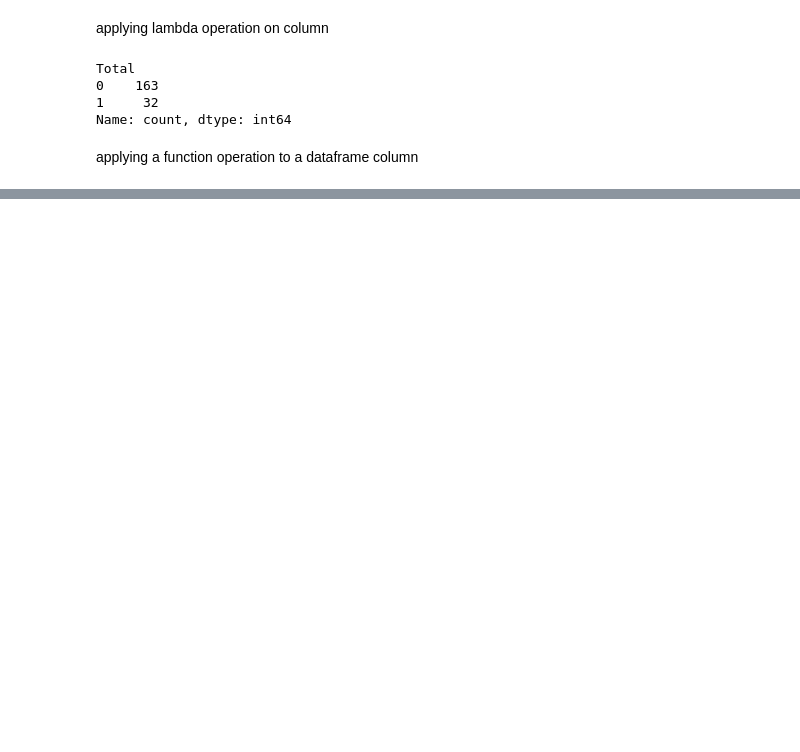
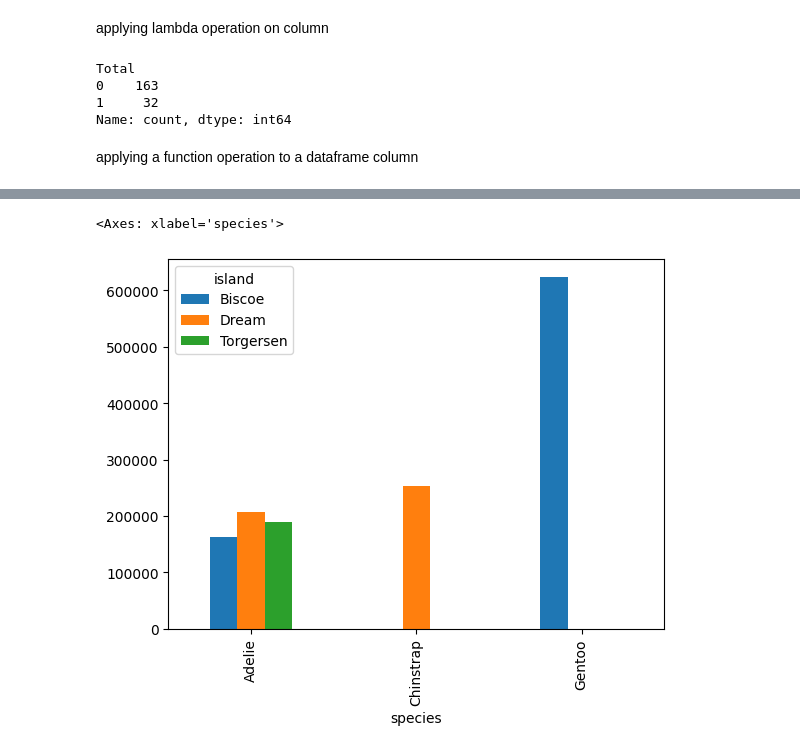
Before and after one commit to Poydd/Digipodium-DataScience, a Jupyter notebook: data analysis/data_analysis.ipynb, the cells around one changed output, grey strips where cells are left out. Cells and saved outputs as stored; diff of their text form; code cells hidden in the pictures; blank space fills up the shorter version.

```diff
--- a/data analysis/data_analysis.ipynb
+++ b/data analysis/data_analysis.ipynb
@@ -486,0 +615,5 @@ penguins.head()
+# %%
+penguins.pivot_table(values='body_mass_g',index='species',columns='island',aggfunc='sum').plot(kind='bar')
+# %% [output]
+<Axes: xlabel='species'>
+[figure, added]
```
Also changed, not shown: parts of 26 cells of this notebook, 2 other files.
